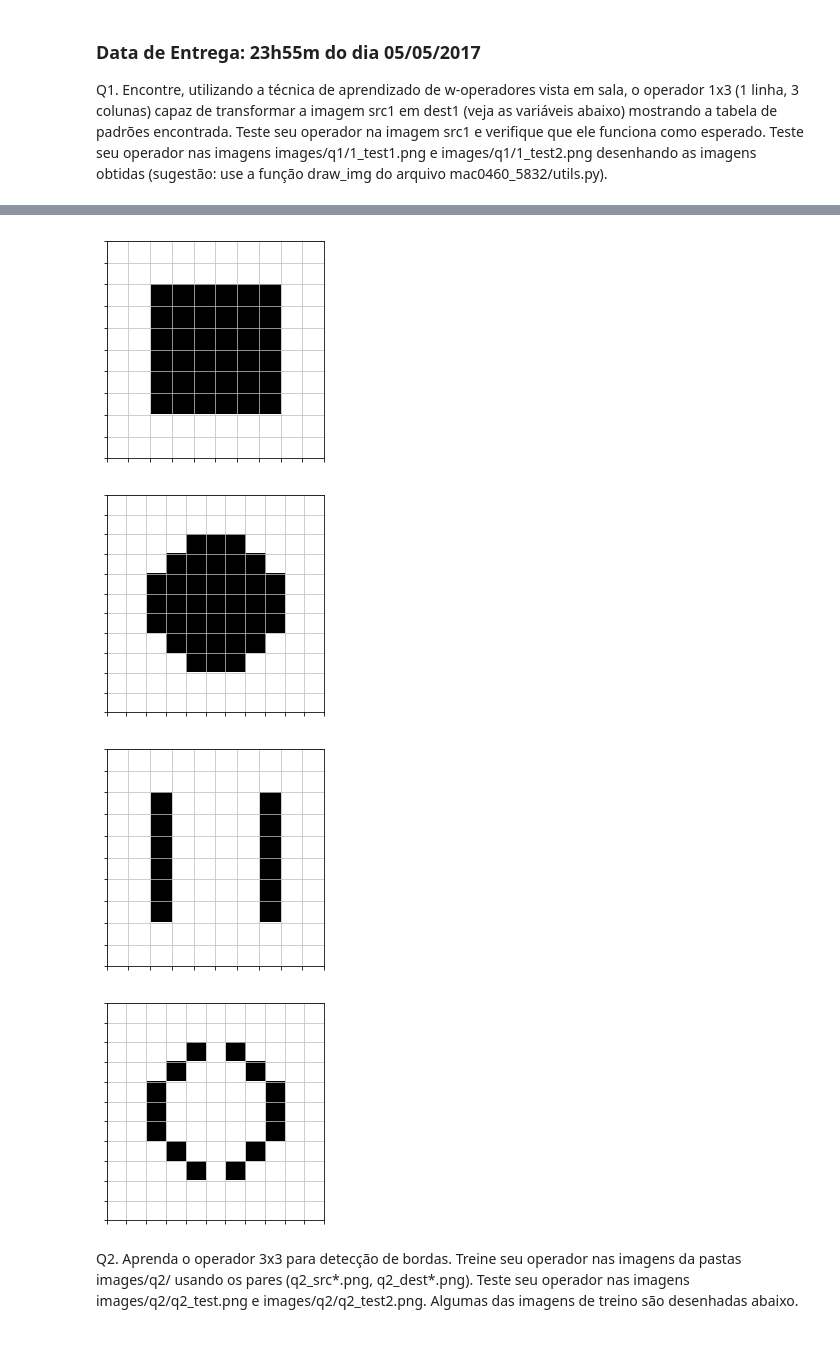
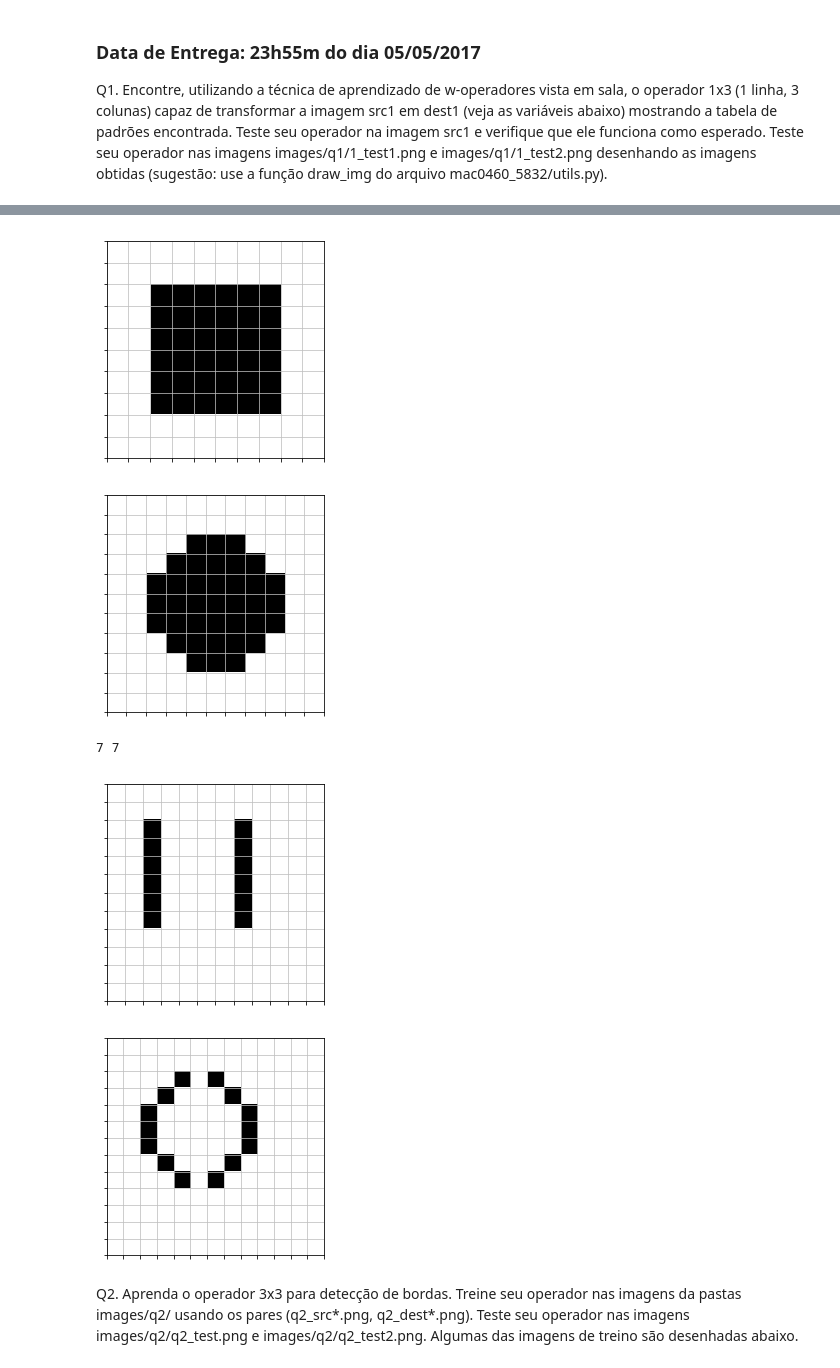
Before and after one commit to Larissa13/Mac0460-ML, a Jupyter notebook: ep1/ep1.ipynb, the cells around one changed output, grey strips where cells are left out. Cells and saved outputs as stored; diff of their text form; code cells hidden in the pictures.

```diff
--- a/ep1/ep1.ipynb
+++ b/ep1/ep1.ipynb
@@ -12,6 +12,16 @@ from mac0460_5832.utils import *
 
 
 Q1. Encontre, utilizando a técnica de aprendizado de w-operadores vista em sala, o operador 1x3 (1 linha, 3 colunas) capaz de transformar a imagem src1 em dest1 (veja as variáveis abaixo) mostrando a tabela de padrões encontrada. Teste seu operador na imagem src1 e verifique que ele funciona como esperado. Teste seu operador nas imagens images/q1/1_test1.png e images/q1/1_test2.png desenhando as imagens obtidas (sugestão: use a função draw_img do arquivo mac0460_5832/utils.py).
+# %%
+def insert_counter(key, counter, value):
+    if not key in counter:
+            counter[key] = [0, 0]
+    counter[key][value] += 1
+
+def check_counter(key, counter):
+    if key in counter:
+        return counter[key]
+    else: return False
 # %%
 src1 = read_img('images/q1/1_src.png')
 dest1 = read_img('images/q1/1_dest.png')
@@ -26,43 +36,50 @@ draw_img(test1_2)
 #Code
 def learn1 (in_image, out_image):
     H,W = np.shape(in_image)
+    print(H, W)
     counter = dict()
     for i in range(H):
+        a = (False, in_image[i][0], in_image[i][1])
+        insert_counter (a, counter, out_image[i][0])
         for j in range(W-2):
             a = (in_image[i][j], in_image[i][j+1], in_image[i][j+2])
-            if not a in counter:
-                counter[a] = [0, 0]
-            counter[a][out_image[i][j+1]] += 1
+            insert_counter(a, counter, out_image[i][j+1])
+        a = (in_image[i][W-2], in_image[i][W-1], False)
+        insert_counter(a, counter, out_image[i][W-1])
+
     result = dict()
     for pattern in counter:
         if counter[pattern][0] > counter[pattern][1]:
             result[pattern] = False
         else: result[pattern] = True
     return result
 
 def apply_learn(in_image, result):
     H, W = np.shape(in_image)
-    out_image = np.zeros((H, W), dtype=bool)
+    out_image = np.zeros((H+2, W+2), dtype=bool)
     for i in range(H):
+        a = (False, in_image[i][0], in_image[i][1])
+        out_image[i][0] = check_counter(a, result)
         for j in range(W-2):
             a = (in_image[i][j], in_image[i][j+1], in_image[i][j+2])
-            if a in result:
-                out_image[i][j+1] = result[a]
+            out_image[i][j+1] = check_counter(a, result)
+        a = (in_image[i][W-2], invert_img[i][W-1], False)
     return out_image
 
 
 
 result = learn1(src1, dest1)
 image_1 = apply_learn(test1_1, result)
 draw_img(image_1)
 image_2 = apply_learn(test1_2, result)
 draw_img(image_2)
 # %% [output]
 [figure]
 [figure]
 [figure]
+7 7
-[figure, old version]
+[figure, new version]
-[figure, old version]
+[figure, new version]
 # %% [markdown]
 Q2. Aprenda o operador 3x3 para detecção de bordas. Treine seu operador nas imagens da pastas images/q2/ usando os pares (q2_src\*.png, q2_dest\*.png). Teste seu operador nas imagens images/q2/q2_test.png e images/q2/q2_test2.png. Algumas das imagens de treino são desenhadas abaixo.
 # %%
```
Also changed, not shown: parts of 1 cell of this notebook.
